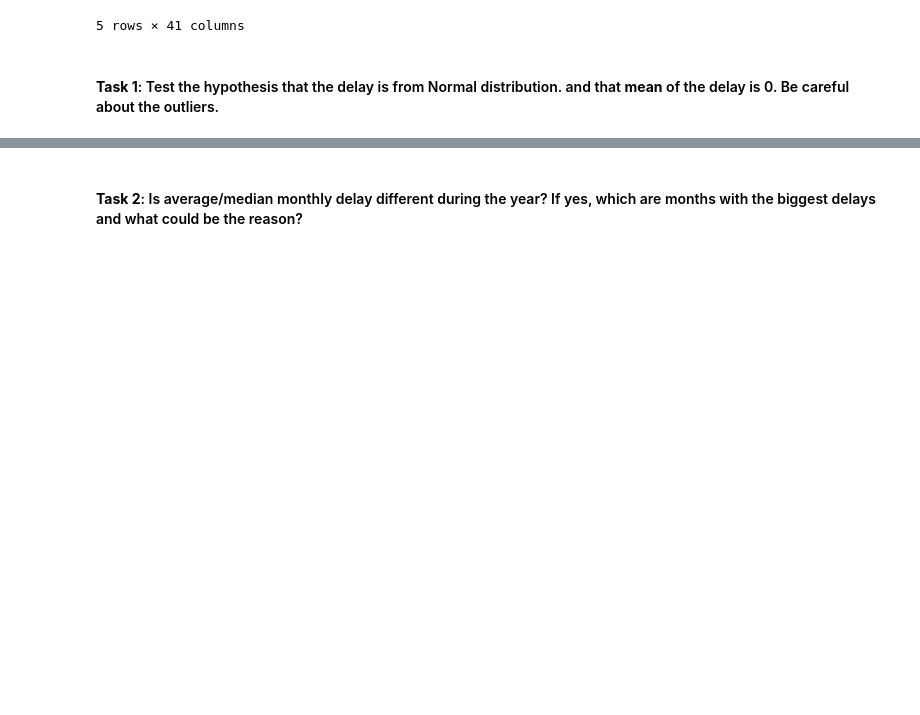
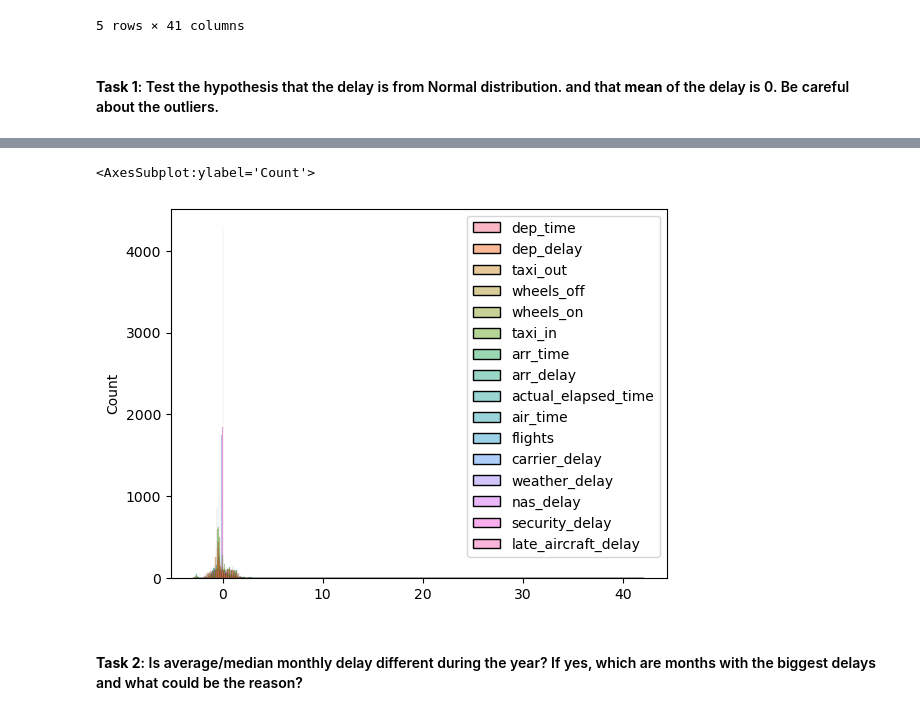
Before and after one commit to BRCanada/Flight-Delay-Prediction, a Jupyter notebook: Flight_Data_Exploration_BR.ipynb, the cells around one changed output, grey strips where cells are left out. Cells and saved outputs as stored; diff of their text form; code cells hidden in the pictures; blank space fills up the shorter version.

```diff
--- a/Flight_Data_Exploration_BR.ipynb
+++ b/Flight_Data_Exploration_BR.ipynb
@@ -72,3 +150,16 @@ data.head()
+# %%
+delays_df_norm.drop('cancelled', axis=1, inplace=True)
+# %%
+delays_df_norm.drop('crs_elapsed_time', axis=1, inplace=True)
+# %%
+delays_df_norm.drop('diverted', axis=1, inplace=True)
+# %%
+delays_df_norm.drop('distance', axis=1, inplace=True)
+# %%
+sns.histplot(delays_df_norm,)
+# %% [output]
+<AxesSubplot:ylabel='Count'>
+[figure, added]
 # %% [markdown]
 #### **Task 2**: Is average/median monthly delay different during the year? If yes, which are months with the biggest delays and what could be the reason?
 # %%
```
Also changed, not shown: parts of 28 cells of this notebook, 1 other file.
